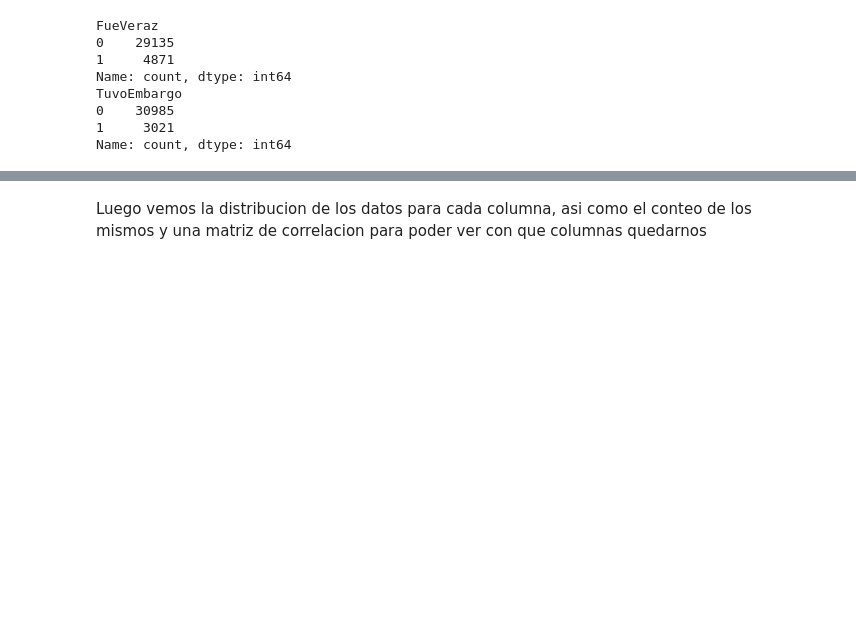
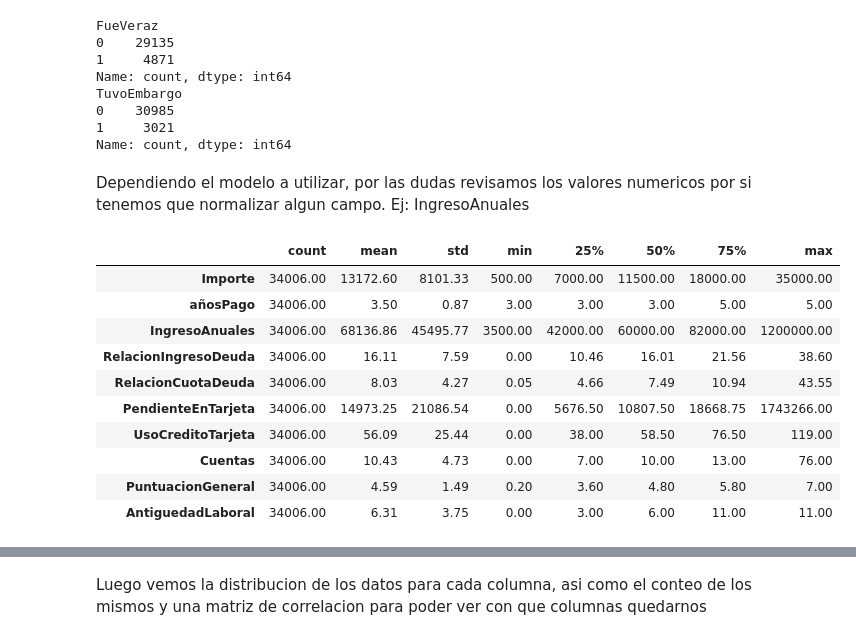
Before and after one commit to SantiCaste/Clasificador-Prestamos, a Jupyter notebook: TP_EntregablePrestamos.ipynb, the cells around one changed output, grey strips where cells are left out. Drawn from its saved outputs; the diff is of its cells as text; code cells hidden in the pictures; blank space fills up the shorter version.

```diff
--- a/TP_EntregablePrestamos.ipynb
+++ b/TP_EntregablePrestamos.ipynb
@@ -151,3 +151,23 @@ TuvoEmbargo
 0    30985
 1     3021
 Name: count, dtype: int64
+# %% [markdown]
+Dependiendo el modelo a utilizar, por las dudas revisamos los valores numericos por si tenemos que normalizar algun campo. Ej: IngresoAnuales
+# %%
+pd.set_option('display.float_format', '{:.2f}'.format)
+
+df[['Importe', 'añosPago', 'IngresoAnuales', 'RelacionIngresoDeuda',
+    'RelacionCuotaDeuda', 'PendienteEnTarjeta', 'UsoCreditoTarjeta',
+    'Cuentas', 'PuntuacionGeneral', 'AntiguedadLaboral']].describe().T
+# %% [output]
+|  | count | mean | std | min | 25% | 50% | 75% | max |
+| Importe | 34006.00 | 13172.60 | 8101.33 | 500.00 | 7000.00 | 11500.00 | 18000.00 | 35000.00 |
+| añosPago | 34006.00 | 3.50 | 0.87 | 3.00 | 3.00 | 3.00 | 5.00 | 5.00 |
+| IngresoAnuales | 34006.00 | 68136.86 | 45495.77 | 3500.00 | 42000.00 | 60000.00 | 82000.00 | 1200000.00 |
+| RelacionIngresoDeuda | 34006.00 | 16.11 | 7.59 | 0.00 | 10.46 | 16.01 | 21.56 | 38.60 |
+| RelacionCuotaDeuda | 34006.00 | 8.03 | 4.27 | 0.05 | 4.66 | 7.49 | 10.94 | 43.55 |
+| PendienteEnTarjeta | 34006.00 | 14973.25 | 21086.54 | 0.00 | 5676.50 | 10807.50 | 18668.75 | 1743266.00 |
+| UsoCreditoTarjeta | 34006.00 | 56.09 | 25.44 | 0.00 | 38.00 | 58.50 | 76.50 | 119.00 |
+| Cuentas | 34006.00 | 10.43 | 4.73 | 0.00 | 7.00 | 10.00 | 13.00 | 76.00 |
+| PuntuacionGeneral | 34006.00 | 4.59 | 1.49 | 0.20 | 3.60 | 4.80 | 5.80 | 7.00 |
+| AntiguedadLaboral | 34006.00 | 6.31 | 3.75 | 0.00 | 3.00 | 6.00 | 11.00 | 11.00 |
```
Also changed, not shown: parts of 6 cells of this notebook.
